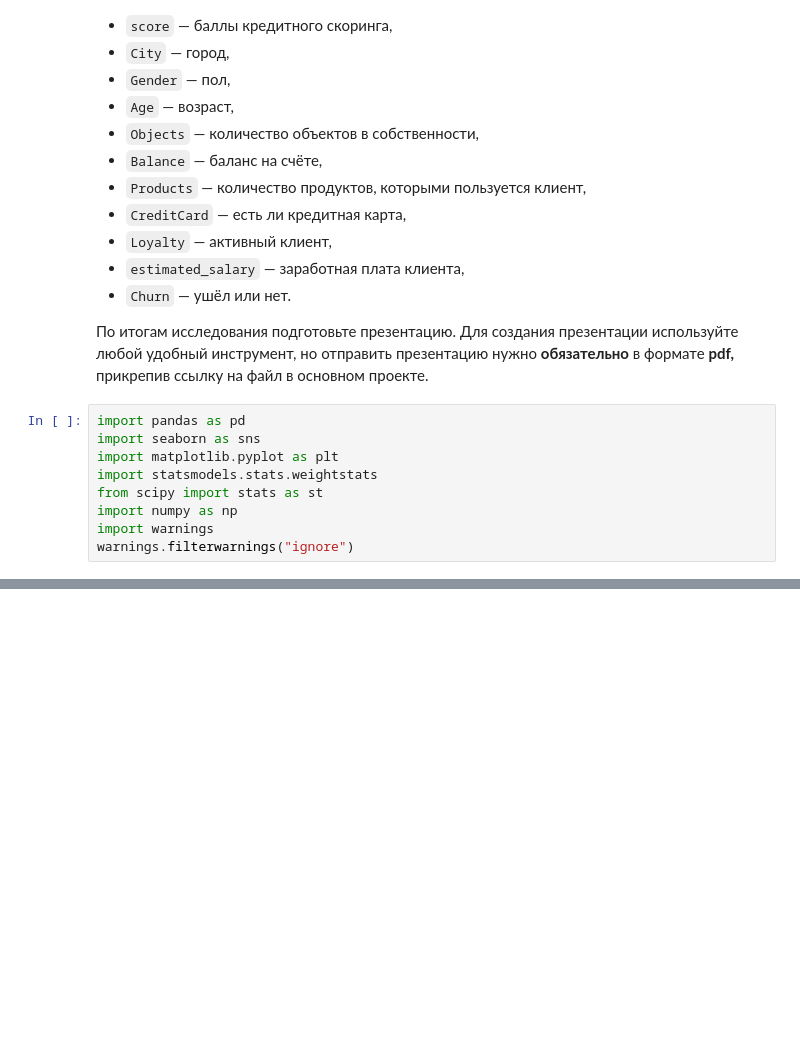
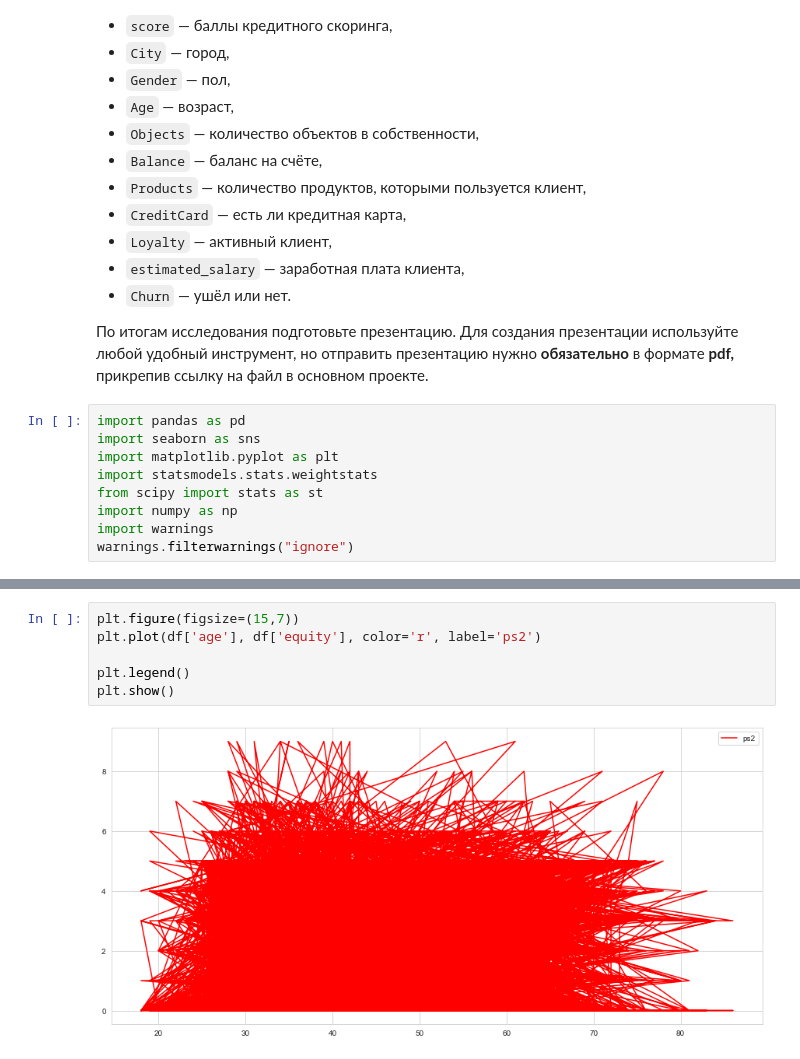
Before and after one commit to mxats1991/da_project_bank, a Jupyter notebook: da_v1.ipynb, the cells around one changed output, grey strips where cells are left out. Saved outputs shown, nothing was run; the diff lists cells and outputs as text; blank space fills up the shorter version.

```diff
--- a/da_v1.ipynb
+++ b/da_v1.ipynb
@@ -105,0 +264,8 @@ memory usage: 937.6+ KB
+# %%
+plt.figure(figsize=(15,7))
+plt.plot(df['age'], df['equity'], color='r', label='ps2')
+
+plt.legend()
+plt.show()
+# %% [output]
+[figure, added]
```
Also changed, not shown: parts of 34 cells of this notebook, 2 other files.
